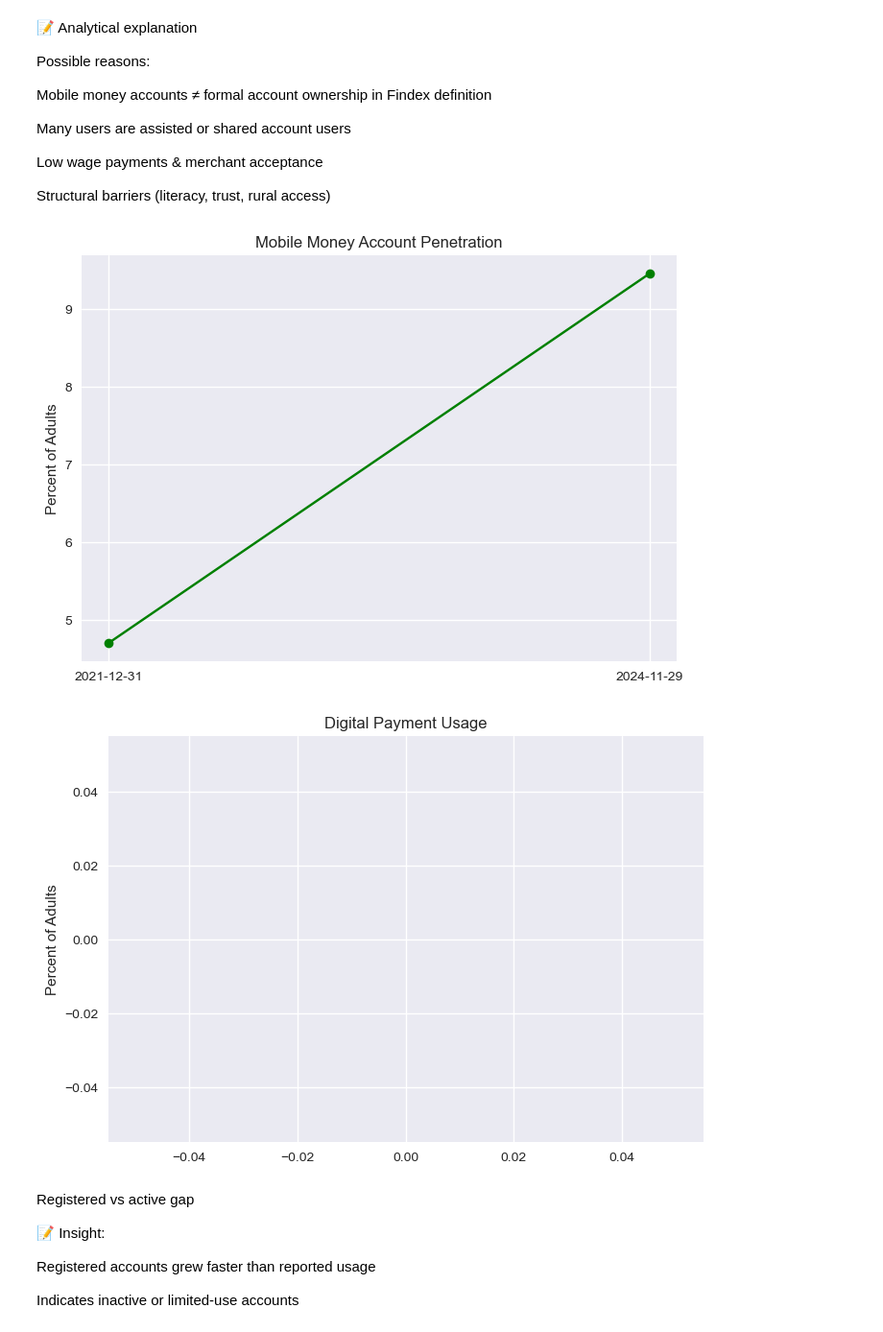
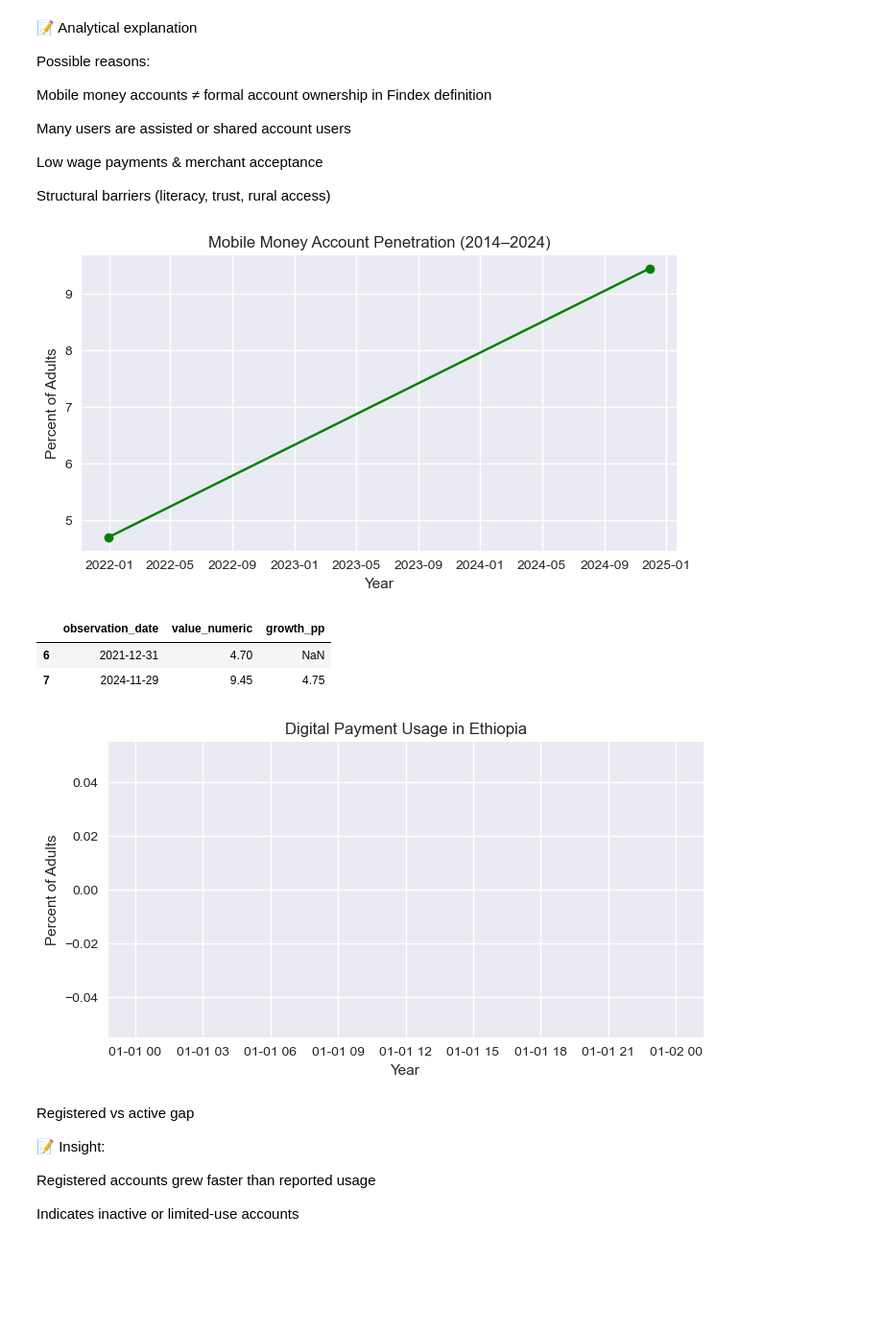
Before and after one commit to Bettey-k/ethiopia-fi-forecast, a Jupyter notebook: notebooks/eda.ipynb, the cells around one changed output. Shown at 96% size. Cells and saved outputs as stored; diff of their text form; code cells hidden in the pictures; blank space fills up the shorter version.

```diff
--- a/notebooks/eda.ipynb
+++ b/notebooks/eda.ipynb
@@ -176,27 +189,44 @@ Structural barriers (literacy, trust, rural access)
 # %%
 # Mobile money account penetration
 mm = observations[
     observations["indicator_code"] == "ACC_MM_ACCOUNT"
 ].sort_values("observation_date")
 
+mm["observation_date"] = pd.to_datetime(mm["observation_date"])
+
+plt.figure(figsize=(8, 4))
 plt.plot(mm["observation_date"], mm["value_numeric"], marker="o", color="green")
-plt.title("Mobile Money Account Penetration")
+plt.title("Mobile Money Account Penetration (2014–2024)")
+plt.xlabel("Year")
 plt.ylabel("Percent of Adults")
+plt.grid(True)
 plt.show()
 # %% [output]
-[figure, old version]
+[figure, new version]
+# %%
+mm["growth_pp"] = mm["value_numeric"].diff()
+mm[["observation_date", "value_numeric", "growth_pp"]]
+# %% [output]
+|  | observation_date | value_numeric | growth_pp |
+| 6 | 2021-12-31 | 4.70 | NaN |
+| 7 | 2024-11-29 | 9.45 | 4.75 |
 # %%
-#Digital payment usage
+#Digital payment
 usage = observations[
     observations["indicator_code"] == "USG_DIGITAL_PAYMENT"
 ].sort_values("observation_date")
 
+usage["observation_date"] = pd.to_datetime(usage["observation_date"])
+
+plt.figure(figsize=(8, 4))
 plt.plot(usage["observation_date"], usage["value_numeric"], marker="o", color="orange")
-plt.title("Digital Payment Usage")
+plt.title("Digital Payment Usage in Ethiopia")
+plt.xlabel("Year")
 plt.ylabel("Percent of Adults")
+plt.grid(True)
 plt.show()
 # %% [output]
-[figure, old version]
+[figure, new version]
 # %% [markdown]
 Registered vs active gap
 
```
Also changed, not shown: parts of 5 cells of this notebook.
